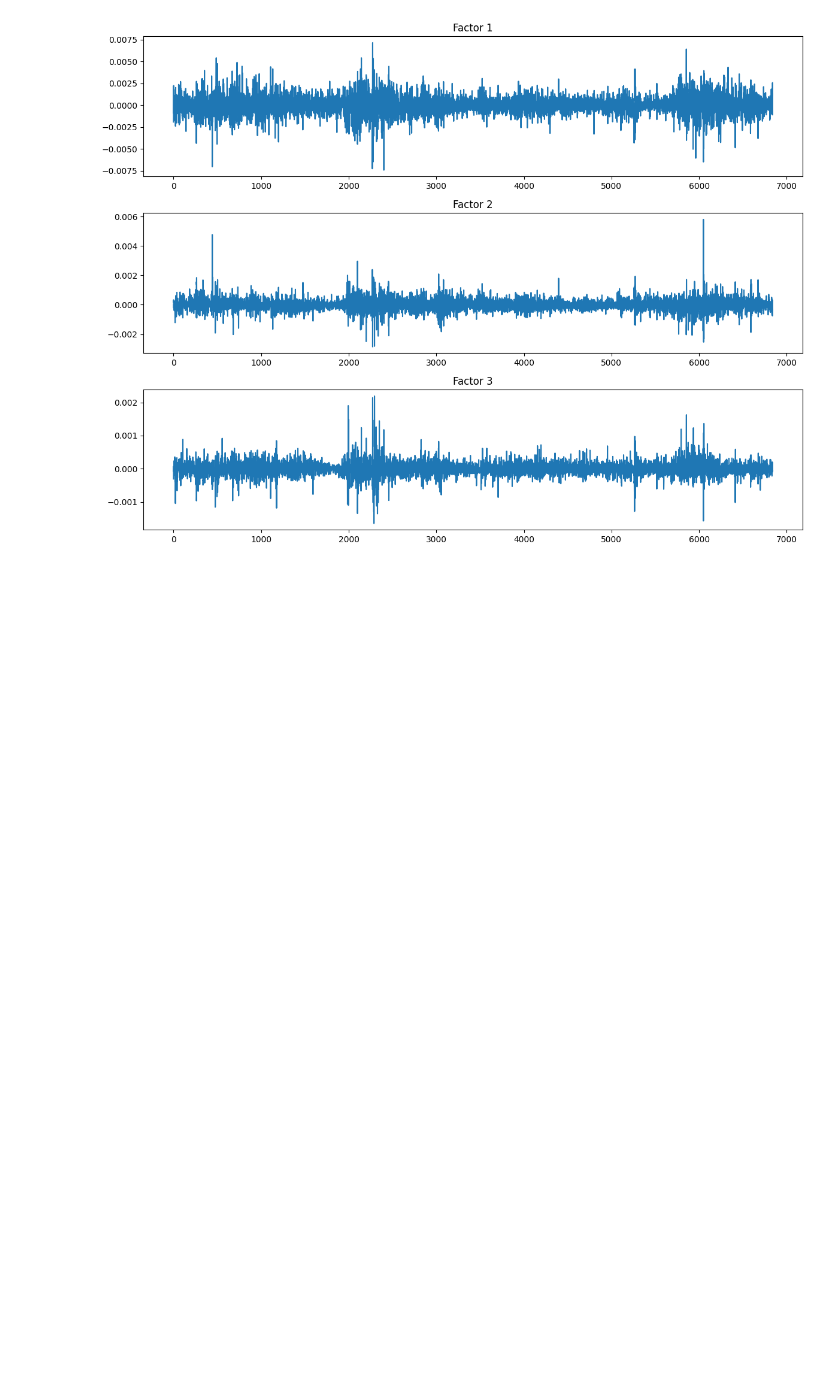
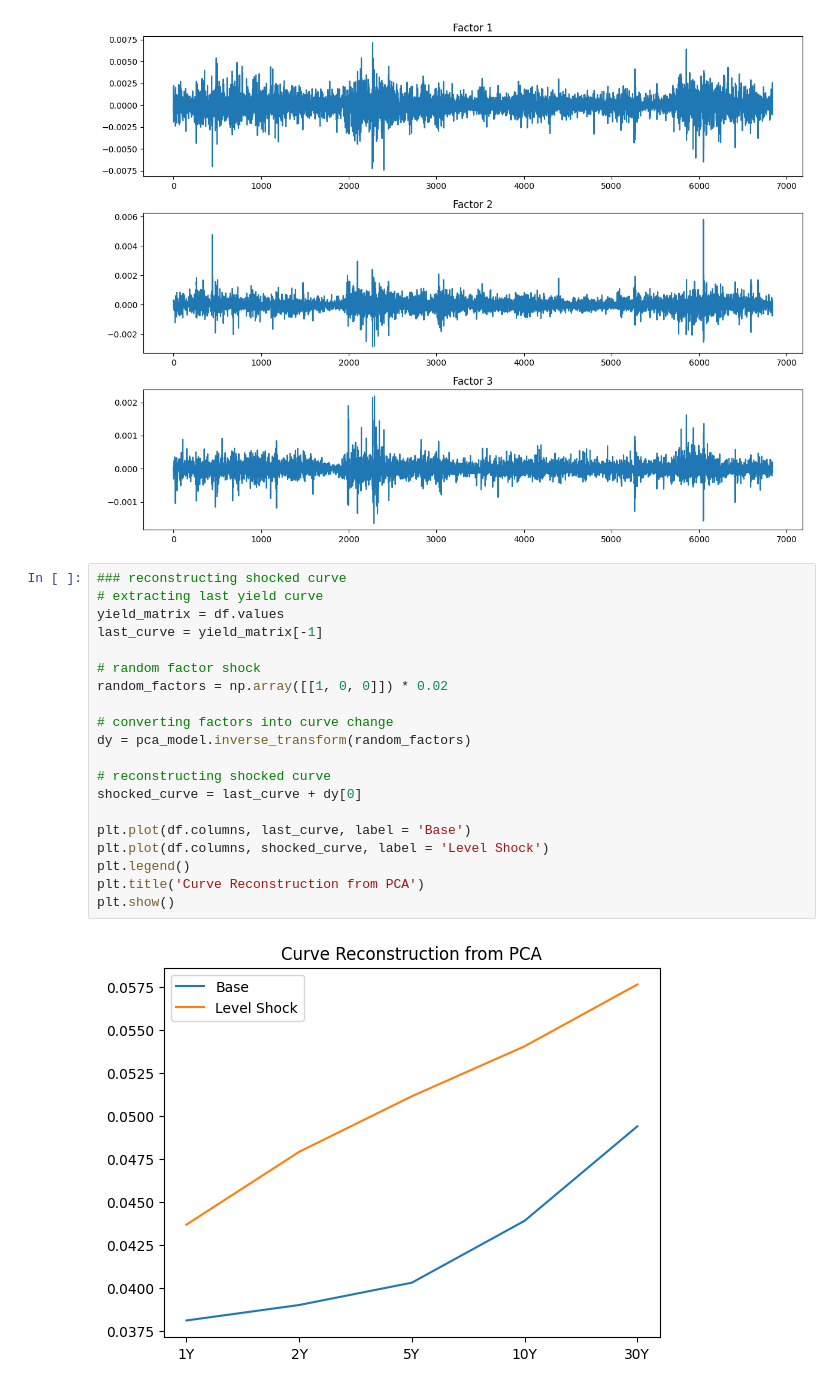
Before and after one commit to gorkemyencak/ALM-simulator, a Jupyter notebook: notebooks/04_pca_yield_curve.ipynb, the cells around one changed output. Saved outputs shown, nothing was run; the diff lists cells and outputs as text; blank space fills up the shorter version.

Commit message:
simulating yield curves from PCA factors

```diff
--- a/notebooks/04_pca_yield_curve.ipynb
+++ b/notebooks/04_pca_yield_curve.ipynb
@@ -70,3 +70,25 @@ plt.tight_layout()
 plt.show()
 # %% [output]
 [figure]
+# %%
+### reconstructing shocked curve
+# extracting last yield curve
+yield_matrix = df.values
+last_curve = yield_matrix[-1]
+
+# random factor shock
+random_factors = np.array([[1, 0, 0]]) * 0.02
+
+# converting factors into curve change
+dy = pca_model.inverse_transform(random_factors)
+
+# reconstructing shocked curve
+shocked_curve = last_curve + dy[0]
+
+plt.plot(df.columns, last_curve, label = 'Base')
+plt.plot(df.columns, shocked_curve, label = 'Level Shock')
+plt.legend()
+plt.title('Curve Reconstruction from PCA')
+plt.show()
+# %% [output]
+[figure, added]
```
Also changed, not shown: 2 other files.
